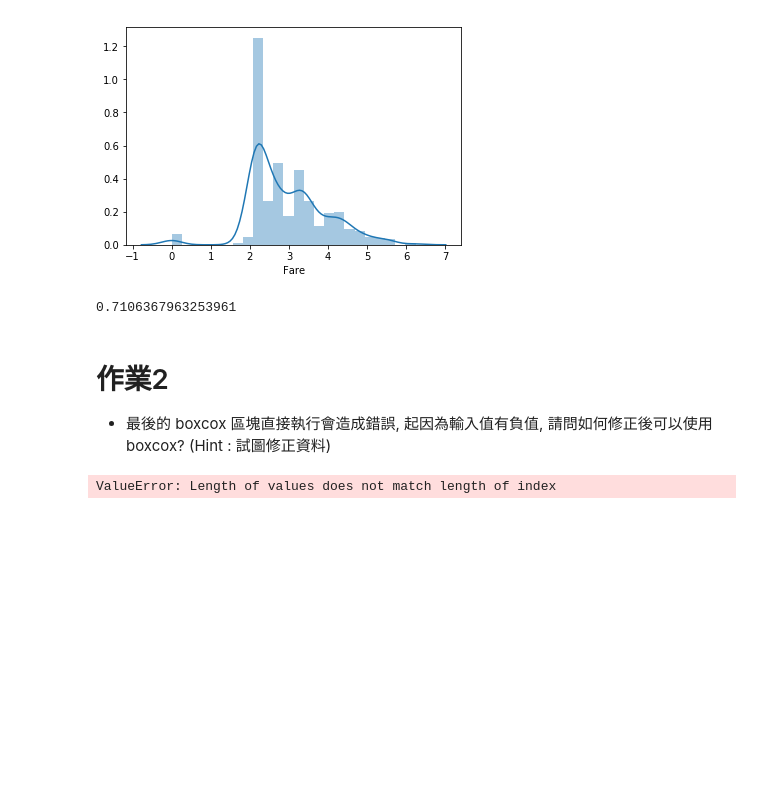
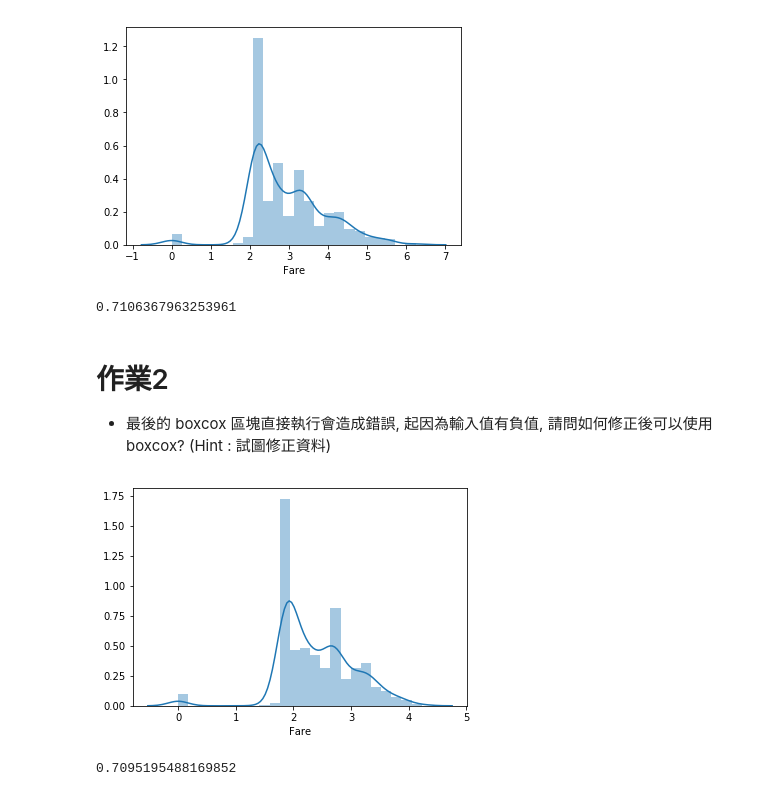
Before and after one commit to cirinoichris/4th-ML100Days, a Jupyter notebook: homework/Day_023_HW.ipynb, the cells around one changed output. Drawn from its saved outputs; the diff is of its cells as text; code cells hidden in the pictures; blank space fills up the shorter version.

```diff
--- a/homework/Day_023_HW.ipynb
+++ b/homework/Day_023_HW.ipynb
@@ -97,16 +97,17 @@ cross_val_score(estimator, train_X, train_Y, cv=5).mean()
 # %%
 # 將 Fare 取 boxcox 後, 看散佈圖, 並計算分數 (執行會有 error, 請試圖修正)
 from scipy import stats
 df_fixed = copy.deepcopy(df)
-Filter = df_fixed['Fare'] != 0
-df_fixed['Fare'] = stats.boxcox(df_fixed.loc[Filter,['Fare']], lmbda=0.15)
+# 加入下面這一行, 使最小值大於 0, 類似log1p的概念
+df_fixed['Fare'] = df_fixed['Fare'] + 1
 df_fixed['Fare'] = stats.boxcox(df_fixed['Fare'])[0]
 sns.distplot(df_fixed['Fare'][:train_num])
 plt.show()
 
 df_fixed = MMEncoder.fit_transform(df_fixed)
 train_X = df_fixed[:train_num]
 estimator = LogisticRegression()
 cross_val_score(estimator, train_X, train_Y, cv=5).mean()
 # %% [output]
+[figure, added]
-ValueError: Length of values does not match length of index
+0.7095195488169852
```
